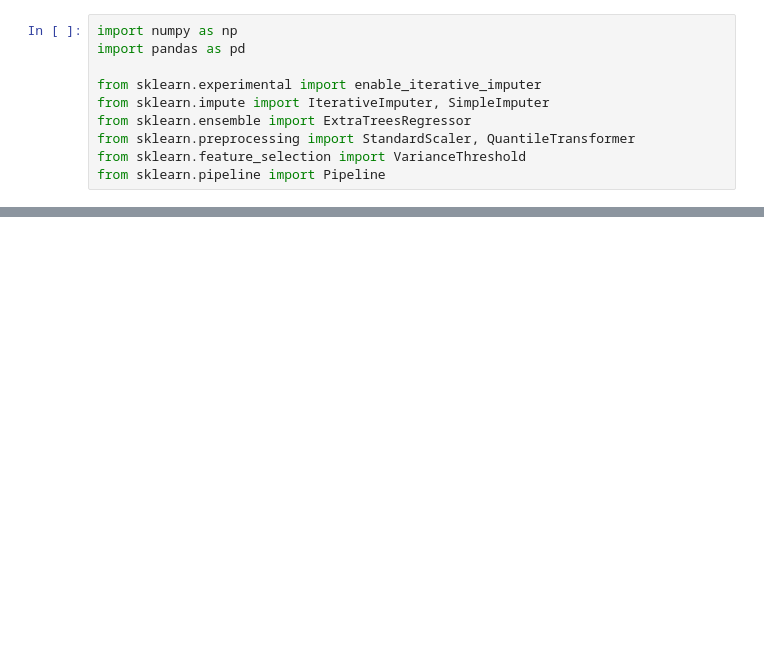
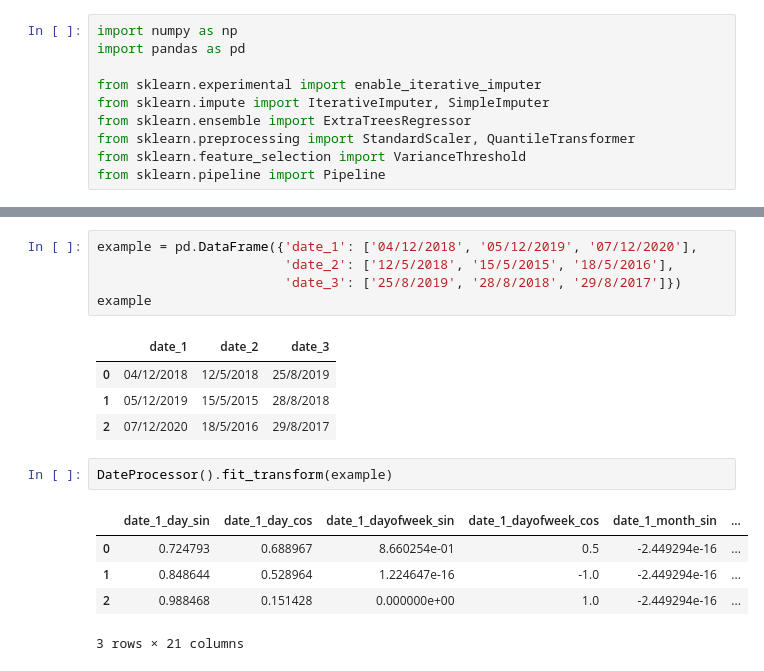
Before and after one commit to minimartzz/tensorflow-cookbook, a Jupyter notebook: ch7 tabular data/tabular_data.ipynb, the cells around one changed output, grey strips where cells are left out. Cells and saved outputs as stored; diff of their text form; blank space fills up the shorter version.

```diff
--- a/ch7 tabular data/tabular_data.ipynb
+++ b/ch7 tabular data/tabular_data.ipynb
@@ -112,0 +250,18 @@ def assemble_numeric_pipeline(
+# %%
+example = pd.DataFrame({'date_1': ['04/12/2018', '05/12/2019', '07/12/2020'],
+                        'date_2': ['12/5/2018', '15/5/2015', '18/5/2016'],
+                        'date_3': ['25/8/2019', '28/8/2018', '29/8/2017']})
+example
+# %% [output]
+|  | date_1 | date_2 | date_3 |
+| 0 | 04/12/2018 | 12/5/2018 | 25/8/2019 |
+| 1 | 05/12/2019 | 15/5/2015 | 28/8/2018 |
+| 2 | 07/12/2020 | 18/5/2016 | 29/8/2017 |
+# %%
+DateProcessor().fit_transform(example)
+# %% [output]
+|  | date_1_day_sin | date_1_day_cos | date_1_dayofweek_sin | date_1_dayofweek_cos | date_1_month_sin | ... |
+| 0 | 0.724793 | 0.688967 | 8.660254e-01 | 0.5 | -2.449294e-16 | ... |
+| 1 | 0.848644 | 0.528964 | 1.224647e-16 | -1.0 | -2.449294e-16 | ... |
+| 2 | 0.988468 | 0.151428 | 0.000000e+00 | 1.0 | -2.449294e-16 | ... |
+3 rows × 21 columns
```
Also changed, not shown: parts of 53 cells of this notebook.
